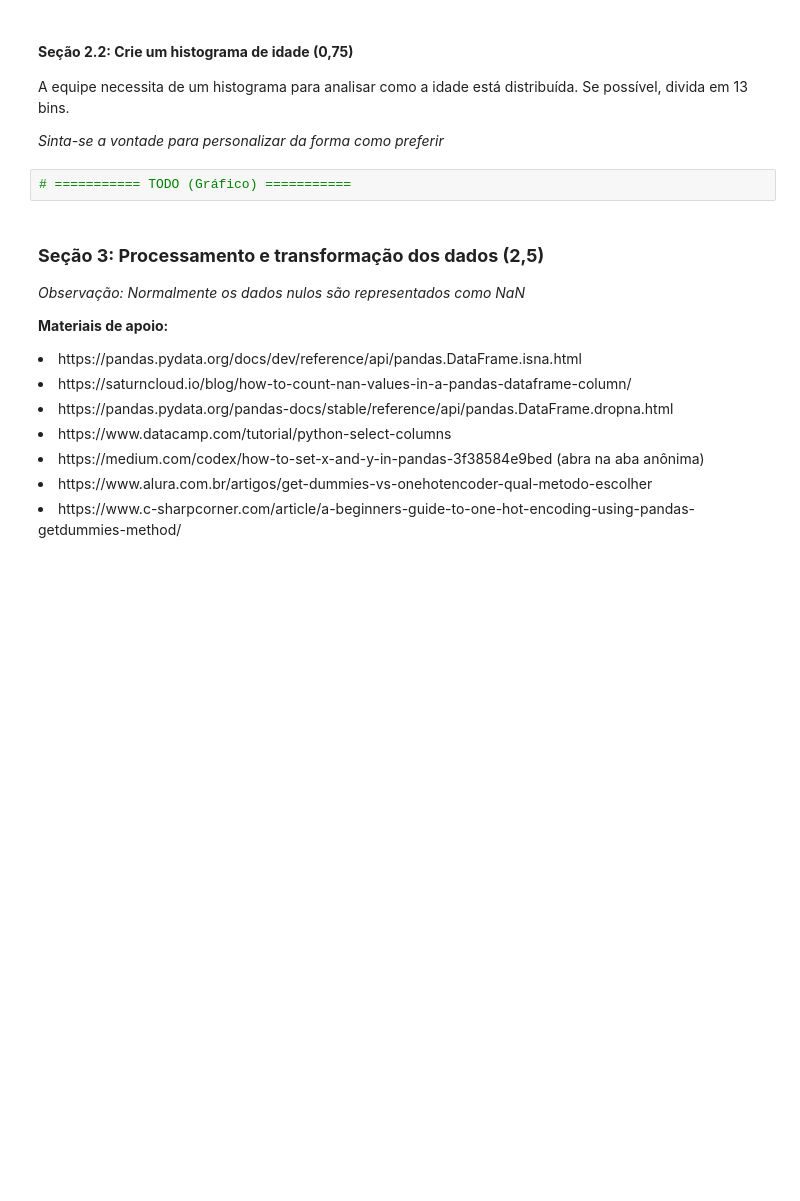
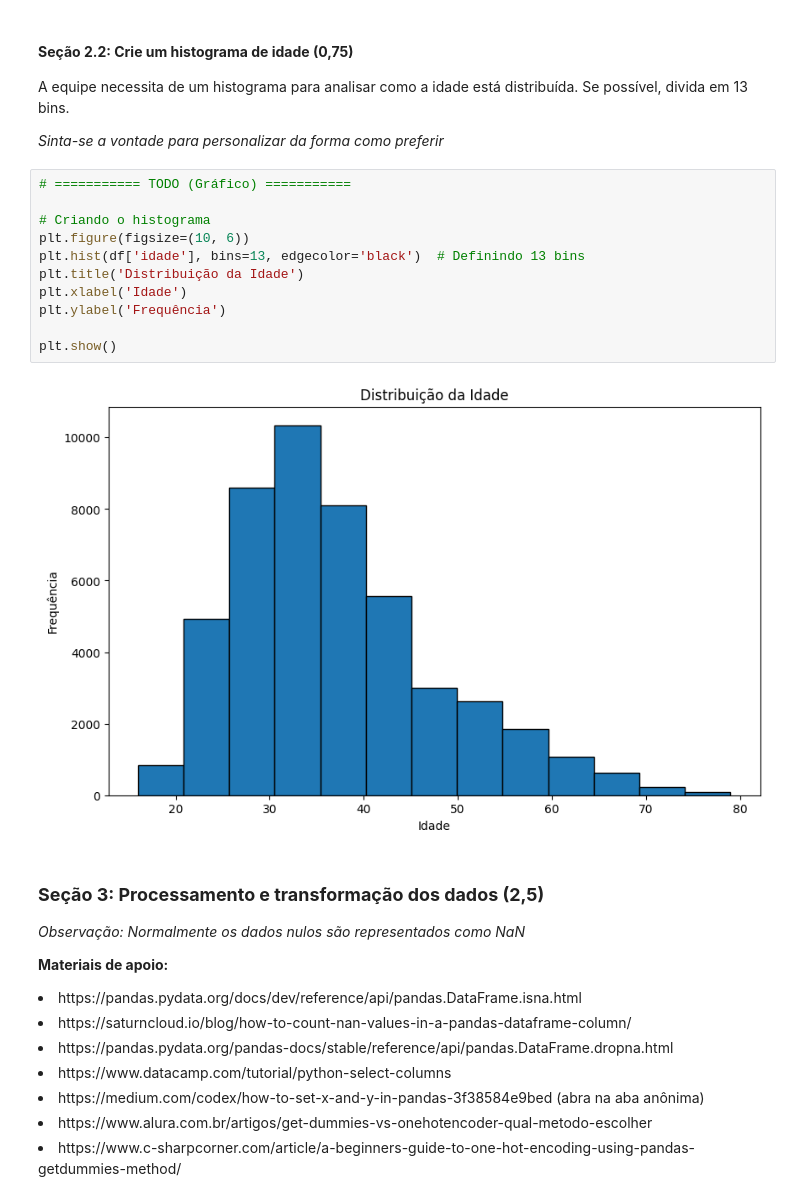
Before and after one commit to claradasneves/ps-hype-usp, a Jupyter notebook: case_notebook.ipynb, the cells around one changed output. Drawn from its saved outputs; the diff is of its cells as text; blank space fills up the shorter version.

```diff
--- a/case_notebook.ipynb
+++ b/case_notebook.ipynb
@@ -310,6 +343,17 @@ agrupado
 <p><i>Sinta-se a vontade para personalizar da forma como preferir</i></p>
 # %%
 # =========== TODO (Gráfico) ===========
+
+# Criando o histograma
+plt.figure(figsize=(10, 6))
+plt.hist(df['idade'], bins=13, edgecolor='black')  # Definindo 13 bins
+plt.title('Distribuição da Idade')
+plt.xlabel('Idade')
+plt.ylabel('Frequência')
+
+plt.show()
+# %% [output]
+[figure, added]
 # %% [markdown]
 <h3><b>Seção 3: Processamento e transformação dos dados (2,5)</b></h3>
 
```
Also changed, not shown: parts of 8 cells of this notebook.
